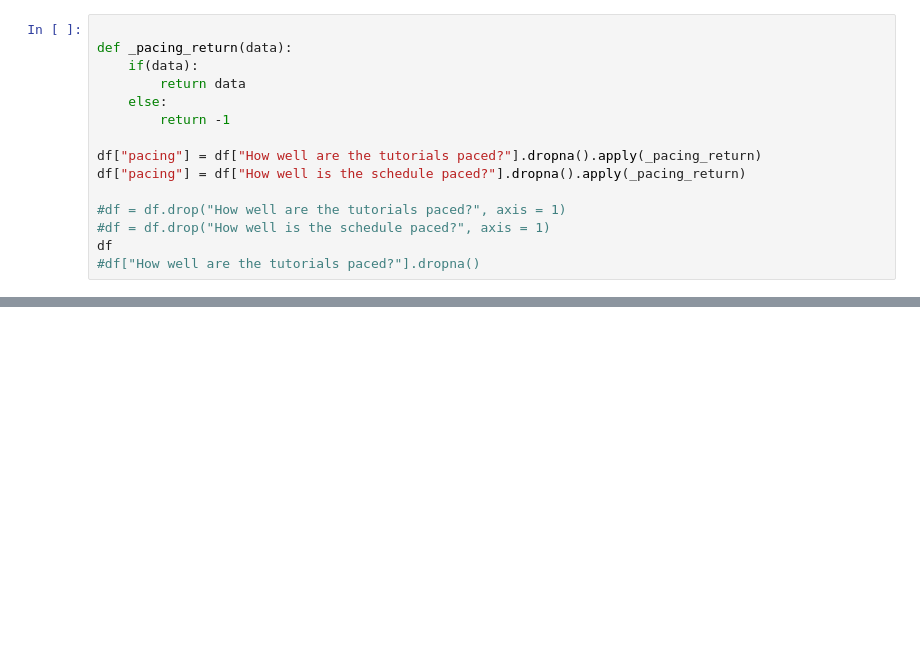
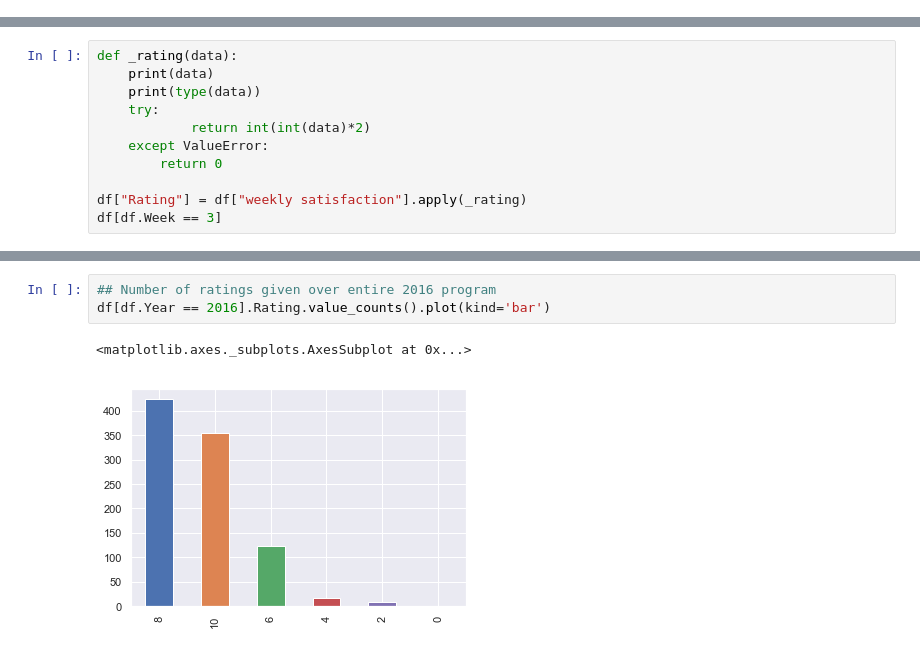
Before and after one commit to SWHarrison/DS1-1, a Jupyter notebook: notebooks/NPS Project/NPS.ipynb, the cells around one changed output, grey strips where cells are left out. Drawn from its saved outputs; the diff is of its cells as text; blank space fills up the shorter version.

```diff
--- a/notebooks/NPS Project/NPS.ipynb
+++ b/notebooks/NPS Project/NPS.ipynb
@@ -81,15 +55,0 @@ df[(df.Week == 1)]['How would you rate your overall satisfaction with the Summer
-# %%
-
-def _pacing_return(data):
-    if(data):
-        return data
-    else:
-        return -1
-
-df["pacing"] = df["How well are the tutorials paced?"].dropna().apply(_pacing_return)
-df["pacing"] = df["How well is the schedule paced?"].dropna().apply(_pacing_return)
-
-#df = df.drop("How well are the tutorials paced?", axis = 1)
-#df = df.drop("How well is the schedule paced?", axis = 1)
-df
-#df["How well are the tutorials paced?"].dropna()
@@ -140,0 +56,11 @@ Name: pacing, dtype: int64
+# %%
+def _rating(data):
+    print(data)
+    print(type(data))
+    try:
+            return int(int(data)*2)
+    except ValueError:
+        return 0
+
+df["Rating"] = df["weekly satisfaction"].apply(_rating)
+df[df.Week == 3]
@@ -140,0 +155,6 @@ Name: pacing, dtype: int64
+# %%
+## Number of ratings given over entire 2016 program
+df[df.Year == 2016].Rating.value_counts().plot(kind='bar')
+# %% [output]
+<matplotlib.axes._subplots.AxesSubplot at 0x...>
+[figure, added]
```
Also changed, not shown: parts of 25 cells of this notebook, 1 other file.
